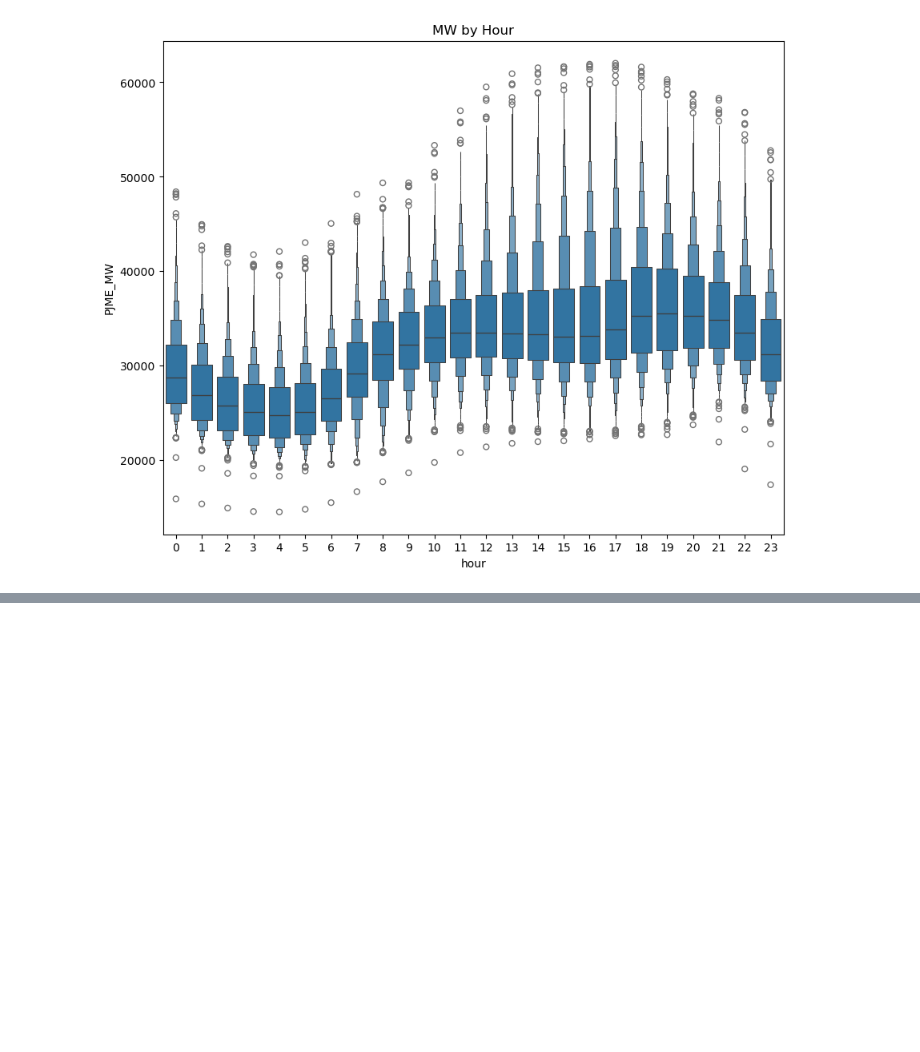
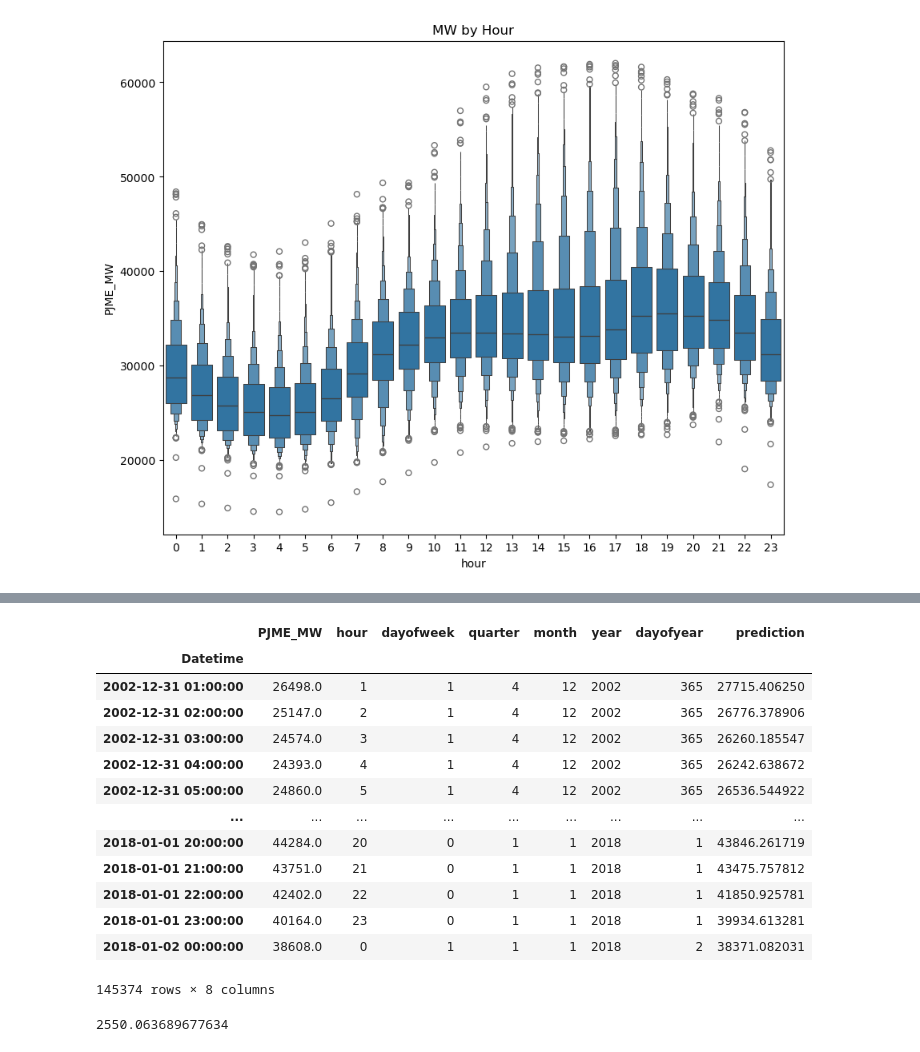
Before and after one commit to Shubhambg611/Time-Series, a Jupyter notebook: YT_ROB_time_serise.ipynb, the cells around one changed output, grey strips where cells are left out. Drawn from its saved outputs; the diff is of its cells as text; code cells hidden in the pictures; blank space fills up the shorter version.

```diff
--- a/YT_ROB_time_serise.ipynb
+++ b/YT_ROB_time_serise.ipynb
@@ -192,0 +267,5 @@ Text(0.5, 1.0, 'MW by Hour')
+# %%
+## Forcast
+
+test['prediction'] = reg.predict(X_test)
+test['prediction']
@@ -192,0 +286,24 @@ Text(0.5, 1.0, 'MW by Hour')
+# %%
+df = df.merge(test['prediction'],how="left",left_index=True,right_index=True)
+# %%
+df
+# %% [output]
+|  | PJME_MW | hour | dayofweek | quarter | month | year | dayofyear | prediction |
+| Datetime |  |  |  |  |  |  |  |  |
+| 2002-12-31 01:00:00 | 26498.0 | 1 | 1 | 4 | 12 | 2002 | 365 | 27715.406250 |
+| 2002-12-31 02:00:00 | 25147.0 | 2 | 1 | 4 | 12 | 2002 | 365 | 26776.378906 |
+| 2002-12-31 03:00:00 | 24574.0 | 3 | 1 | 4 | 12 | 2002 | 365 | 26260.185547 |
+| 2002-12-31 04:00:00 | 24393.0 | 4 | 1 | 4 | 12 | 2002 | 365 | 26242.638672 |
+| 2002-12-31 05:00:00 | 24860.0 | 5 | 1 | 4 | 12 | 2002 | 365 | 26536.544922 |
+| ... | ... | ... | ... | ... | ... | ... | ... | ... |
+| 2018-01-01 20:00:00 | 44284.0 | 20 | 0 | 1 | 1 | 2018 | 1 | 43846.261719 |
+| 2018-01-01 21:00:00 | 43751.0 | 21 | 0 | 1 | 1 | 2018 | 1 | 43475.757812 |
+| 2018-01-01 22:00:00 | 42402.0 | 22 | 0 | 1 | 1 | 2018 | 1 | 41850.925781 |
+| 2018-01-01 23:00:00 | 40164.0 | 23 | 0 | 1 | 1 | 2018 | 1 | 39934.613281 |
+| 2018-01-02 00:00:00 | 38608.0 | 0 | 1 | 1 | 1 | 2018 | 2 | 38371.082031 |
+145374 rows × 8 columns
+# %%
+score = np.sqrt(mean_squared_error(test['PJME_MW'],test['prediction']))
+score
+# %% [output]
+2550.063689677634
```
Also changed, not shown: parts of 11 cells of this notebook.
